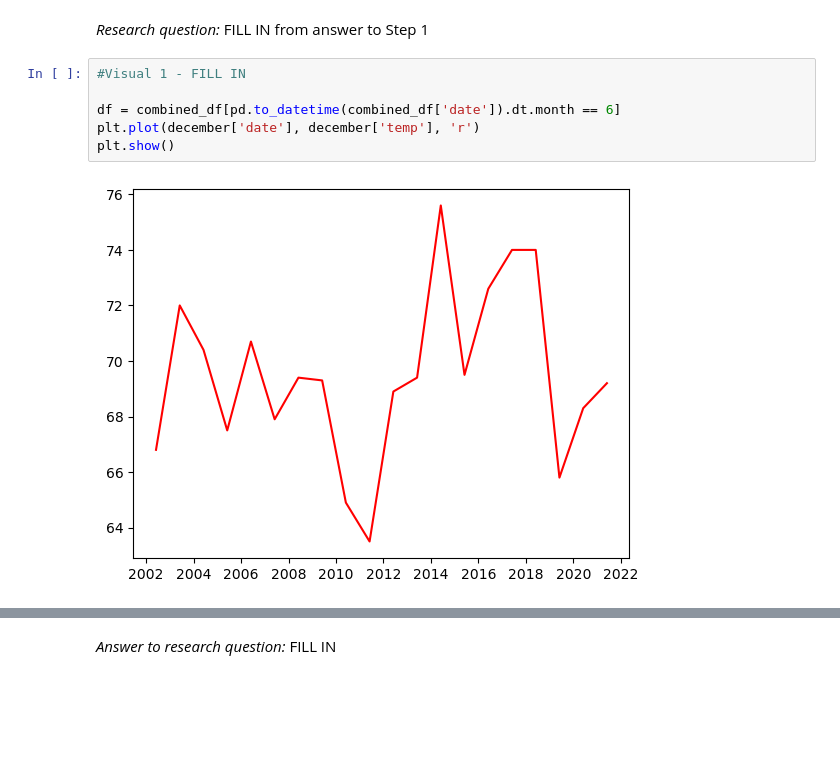
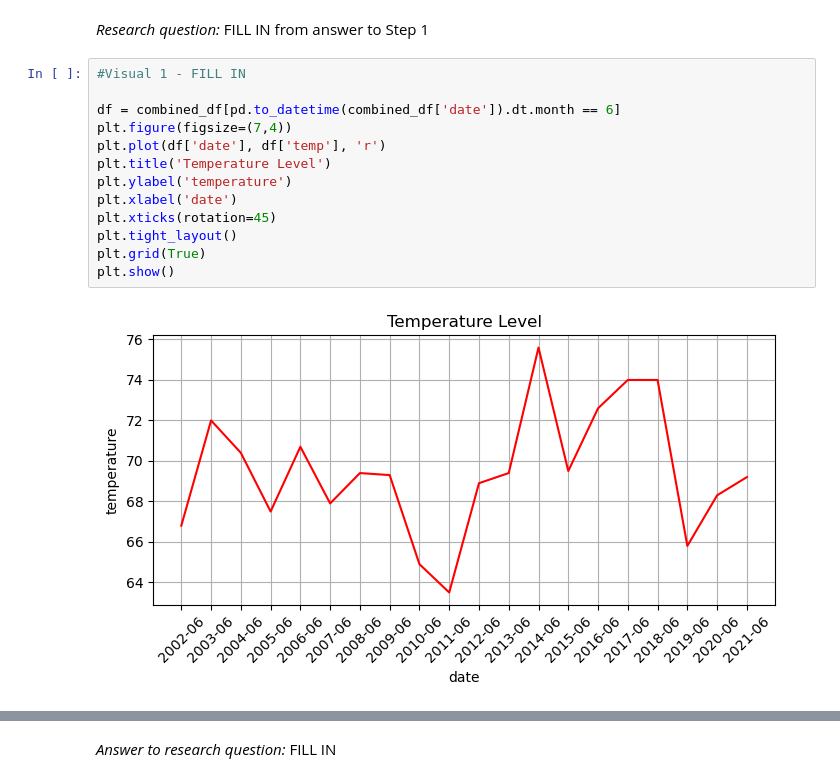
Before and after one commit to kamranalisays/DataAnalyst, a Jupyter notebook: data_wrangling_project_starter.ipynb, the cells around one changed output, grey strips where cells are left out. Saved outputs shown, nothing was run; the diff lists cells and outputs as text; blank space fills up the shorter version.

```diff
--- a/data_wrangling_project_starter.ipynb
+++ b/data_wrangling_project_starter.ipynb
@@ -904,8 +902,15 @@ Going back to the problem statement in step 1, use the cleaned data to answer th
 # %%
 #Visual 1 - FILL IN
 
 df = combined_df[pd.to_datetime(combined_df['date']).dt.month == 6]
-plt.plot(december['date'], december['temp'], 'r')
+plt.figure(figsize=(7,4))
+plt.plot(df['date'], df['temp'], 'r')
+plt.title('Temperature Level')
+plt.ylabel('temperature')
+plt.xlabel('date')
+plt.xticks(rotation=45)
+plt.tight_layout()
+plt.grid(True)
 plt.show()
 # %% [output]
-[figure, old version]
+[figure, new version]
```
Also changed, not shown: parts of 9 cells of this notebook.
